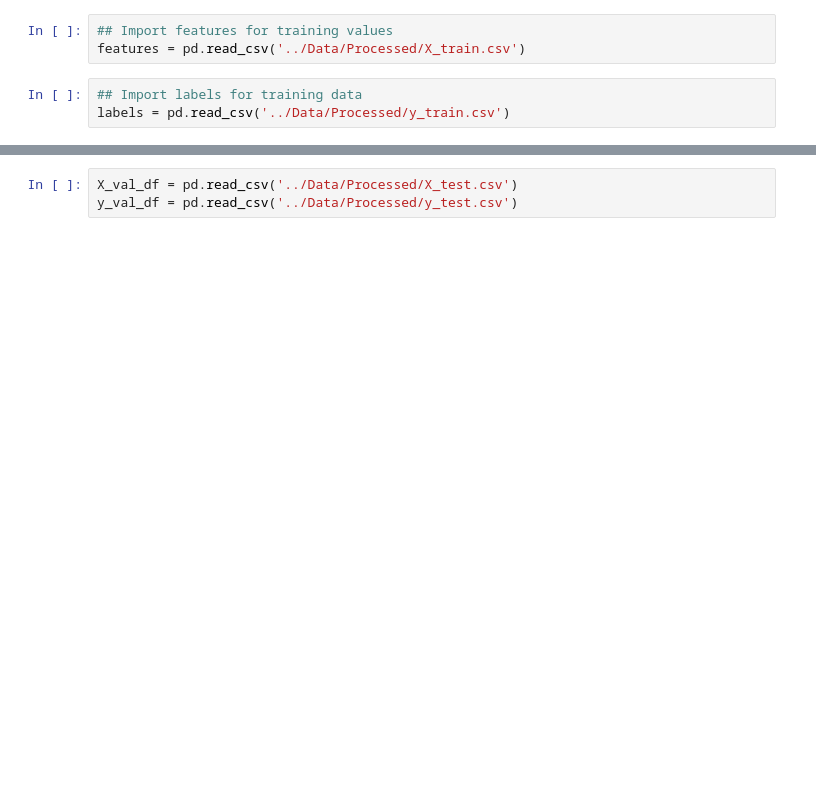
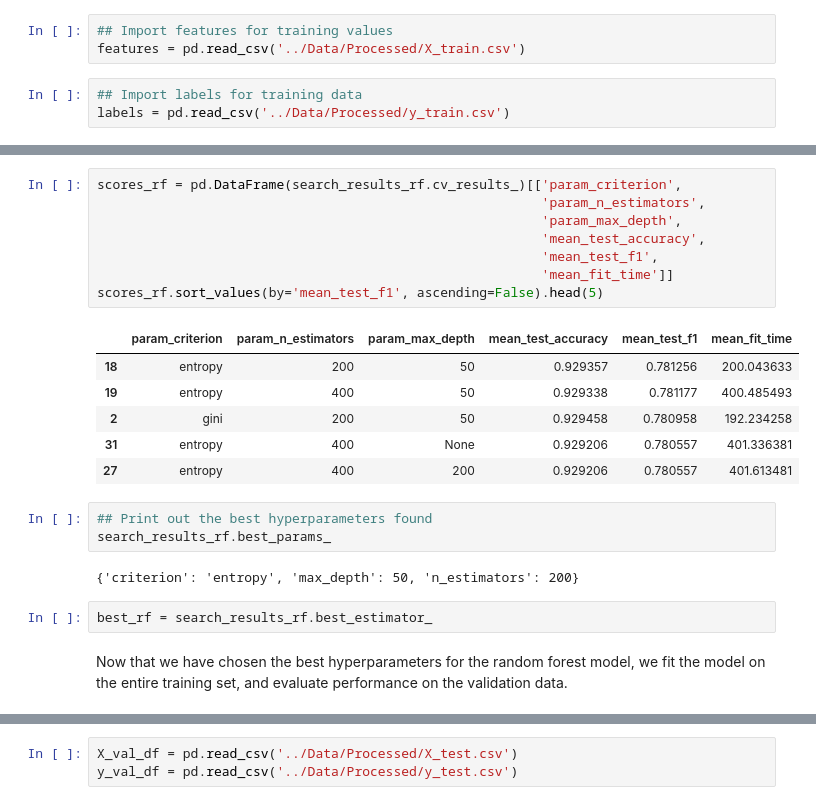
Before and after one commit to rkarpman/SpringboardCapstone2, a Jupyter notebook: Notebooks/capstone-modeling.ipynb, the cells around one changed output, grey strips where cells are left out. Saved outputs shown, nothing was run; the diff lists cells and outputs as text; blank space fills up the shorter version.

```diff
--- a/Notebooks/capstone-modeling.ipynb
+++ b/Notebooks/capstone-modeling.ipynb
@@ -247,0 +95,24 @@ GradientBoostingClassifier(loss='exponential', max_depth=11, n_estimators=200)
+# %%
+scores_rf = pd.DataFrame(search_results_rf.cv_results_)[['param_criterion',
+                                                         'param_n_estimators',
+                                                         'param_max_depth',
+                                                         'mean_test_accuracy',
+                                                         'mean_test_f1',
+                                                         'mean_fit_time']]
+scores_rf.sort_values(by='mean_test_f1', ascending=False).head(5)
+# %% [output]
+|  | param_criterion | param_n_estimators | param_max_depth | mean_test_accuracy | mean_test_f1 | mean_fit_time |
+| 18 | entropy | 200 | 50 | 0.929357 | 0.781256 | 200.043633 |
+| 19 | entropy | 400 | 50 | 0.929338 | 0.781177 | 400.485493 |
+| 2 | gini | 200 | 50 | 0.929458 | 0.780958 | 192.234258 |
+| 31 | entropy | 400 | None | 0.929206 | 0.780557 | 401.336381 |
+| 27 | entropy | 400 | 200 | 0.929206 | 0.780557 | 401.613481 |
+# %%
+## Print out the best hyperparameters found
+search_results_rf.best_params_
+# %% [output]
+{'criterion': 'entropy', 'max_depth': 50, 'n_estimators': 200}
+# %%
+best_rf = search_results_rf.best_estimator_
+# %% [markdown]
+Now that we have chosen the best hyperparameters for the random forest model, we fit the model on the entire training set, and evaluate performance on the validation data.
```
Also changed, not shown: parts of 77 cells of this notebook.
